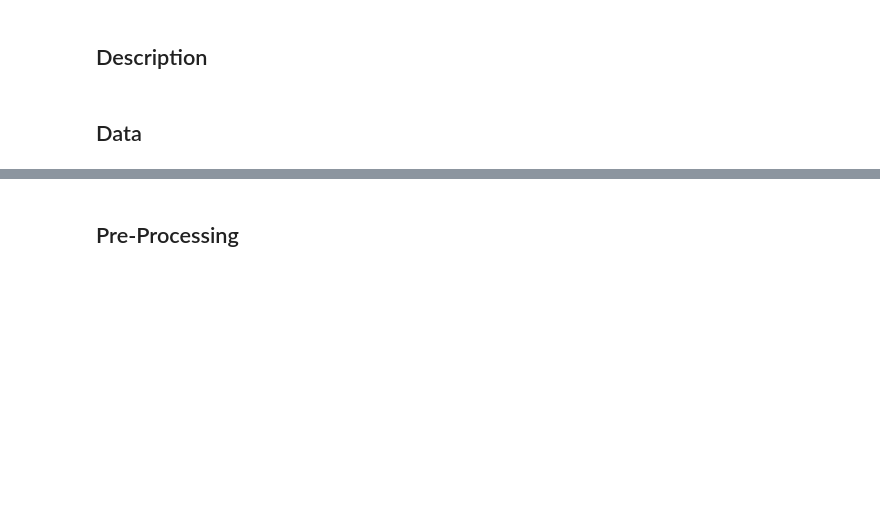
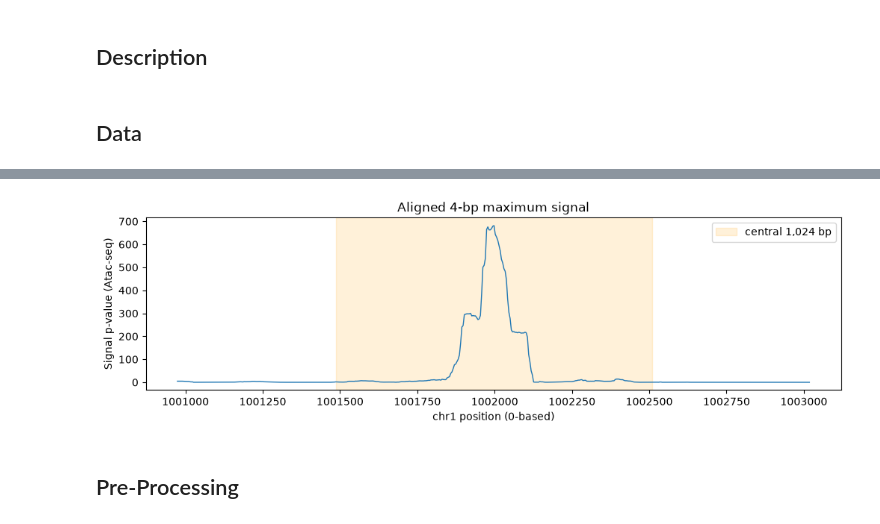
Before and after one commit to marcusrowe222/Deep-Learning-Final-Team-2, a Jupyter notebook: Deep_Learning_Final.ipynb, the cells around one changed output, grey strips where cells are left out. Saved outputs shown, nothing was run; the diff lists cells and outputs as text; code cells hidden in the pictures; blank space fills up the shorter version.

```diff
--- a/Deep_Learning_Final.ipynb
+++ b/Deep_Learning_Final.ipynb
@@ -24,0 +142,84 @@ with gzip.open(data_dir / "hg38.fa.gz", "rt") as genome:
+# %%
+import pandas as pd
+
+reference_genome = "hg38"
+chrom = "chr1"
+accession = "ENCFF667MDI"
+window_size = 2048
+print(f"peak_position: {peak_position}")
+window_start = peak_position - window_size // 2
+window_end = window_start + window_size
+print(f"window_start: {window_start}, window_end: {window_end}")
+
+# Scan the compressed FASTA to extract the window and verify chromosome length.
+sequence_parts = []
+fasta_length = 0
+found_chrom = False
+
+
+with gzip.open(f"{data_dir}/{reference_genome}.fa.gz", "rt") as genome:
+    for line in genome:
+        if line.startswith(">"):
+            # Stop after the we finish processing the chromosome listed above
+            if found_chrom:
+                break
+            found_chrom = line[1:].split()[0] == chrom
+            continue
+
+        if found_chrom:
+            bases = line.strip()
+            line_end = fasta_length + len(bases)
+            if fasta_length < window_end and line_end > window_start:
+                sequence_parts.append(bases[max(0, window_start - fasta_length):min(len(bases), window_end - fasta_length)])
+            fasta_length = line_end
+
+print(f"len(sequence_parts): {len(sequence_parts)}")
+print(f'fasta_length: {fasta_length}, chrom_length: {chrom_length}')
+if fasta_length != chrom_length:
+    raise ValueError(f"Chromosome length mismatch: FASTA={fasta_length}, bigWig={chrom_length}.")
+sequence = "".join(sequence_parts).upper()
+if len(sequence) != window_size:
+    raise ValueError(f"Expected {window_size} bases, got {len(sequence)}.")
+
+with pyBigWig.open(f"{data_dir}/{accession}.bigWig") as bw:
+    signal = bw.values(chrom, window_start, window_end, numpy=True)
+
+print(f"Number of base pairs in sequence: {len(sequence)}")
+
+def one_hot_encode_base_pairs(sequence: list[str]) -> list[list[int]]:
+    """sequence like ["A", "C", "G", "T"]
+    Return example: [[1, 0, 0, 0], [0, 1, 0, 0], [0, 0, 1, 0], [0, 0, 0, 1]]
+    """
+    bases = np.array(list(sequence))
+    possible_bases = np.array(["A", "G", "C", "T"])
+
+    # return 1-D array into column to compare with possible_bases array
+    one_hot = (bases[:, None] == possible_bases).astype(np.uint8)
+    return one_hot
+
+one_hot = one_hot_encode_base_pairs(sequence)
+
+print(f"one_hot shape: {one_hot.shape}")
+print(f"first few rows of one_hot:\n{one_hot[:5]}")
+targets = signal.reshape(-1, 4).max(axis=1)
+preview = pd.DataFrame({
+    "start (0-based)": window_start + np.arange(512) * 4,
+    "DNA": [sequence[i:i + 4] for i in range(0, window_size, 4)],
+    "max signal": targets,
+})
+
+print(f"Aligned window: {chrom}:{window_start:,}-{window_end:,} (0-based, end-exclusive)")
+print(f"Chromosome lengths match: {chrom_length:,} bases")
+print(f"DNA input shape: {one_hot.shape}; 4-bp target shape: {targets.shape}")
+print(f"Ambiguous DNA bases: {np.count_nonzero(one_hot.sum(axis=1) == 0)}") # Find any 'N' bases (missing)
+print(f"Missing signal values: {np.isnan(signal).sum()}; bins containing missing values: {np.isnan(targets).sum()}")
+display(preview.head(16))
+
+fig, ax = plt.subplots(figsize=(12, 3))
+ax.plot(preview["start (0-based)"], targets, linewidth=1)
+ax.axvspan(window_start + 512, window_start + 1536, color="orange", alpha=0.15, label="central 1,024 bp")
+ax.set(title="Aligned 4-bp maximum signal", xlabel=f"{chrom} position (0-based)", ylabel="Signal p-value (Atac-seq)")
+ax.ticklabel_format(axis="x", style="plain", useOffset=False)
+ax.legend()
+plt.show()
+# %% [output]
@@ -25,3 +260,4 @@ with gzip.open(data_dir / "hg38.fa.gz", "rt") as genome:
+[figure, added]
 # %% [markdown]
 ## Pre-Processing
 # %% [markdown]
```
Also changed, not shown: parts of 9 cells of this notebook, 2 other files.
